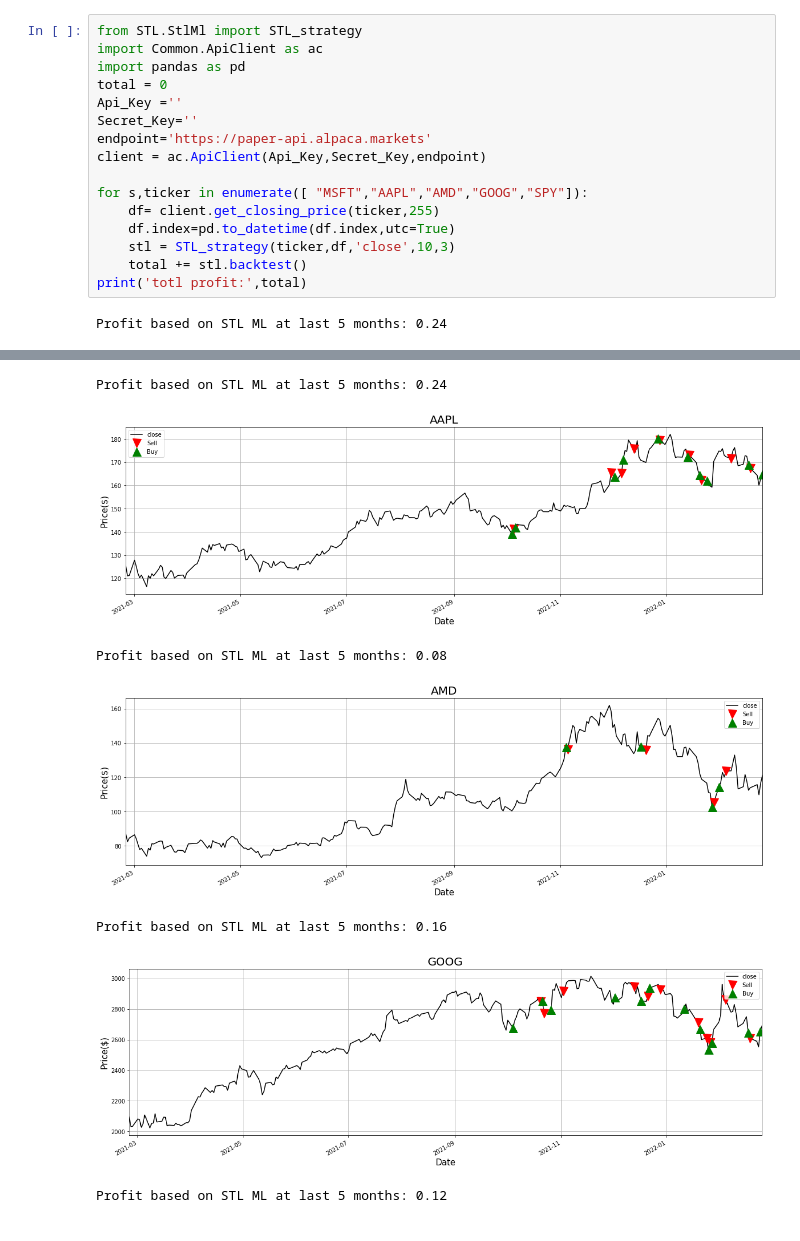
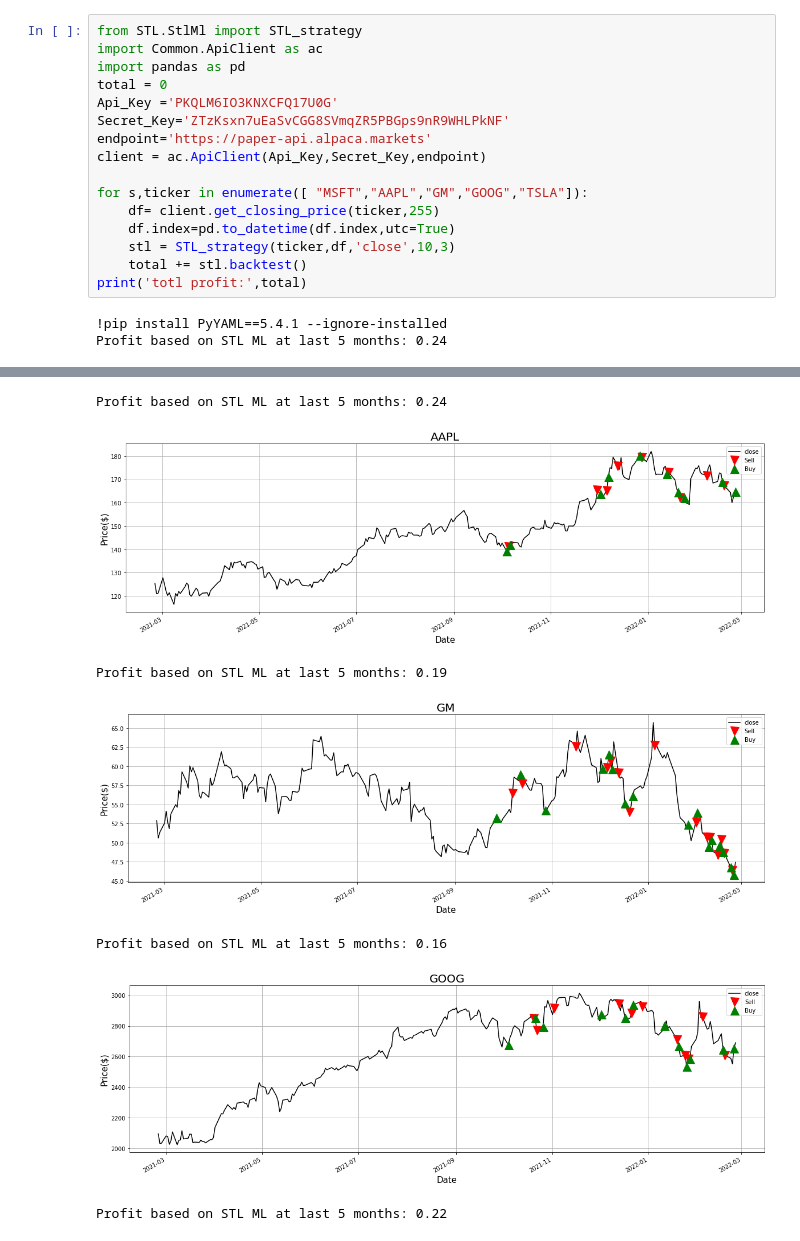
Before and after one commit to danielhunex/stock-ml-mini-project, a Jupyter notebook: src/stl_ml_backtesting.ipynb, the cells around one changed output, grey strips where cells are left out. Saved outputs shown, nothing was run; the diff lists cells and outputs as text.

```diff
--- a/src/stl_ml_backtesting.ipynb
+++ b/src/stl_ml_backtesting.ipynb
@@ -3,16 +3,17 @@ from STL.StlMl import STL_strategy
 import Common.ApiClient as ac
 import pandas as pd
 total = 0
-Api_Key =''
-Secret_Key=''
+Api_Key ='PKQLM6IO3KNXCFQ17U0G'
+Secret_Key='ZTzKsxn7uEaSvCGG8SVmqZR5PBGps9nR9WHLPkNF'
 endpoint='https://paper-api.alpaca.markets'
 client = ac.ApiClient(Api_Key,Secret_Key,endpoint)
 
-for s,ticker in enumerate([ "MSFT","AAPL","AMD","GOOG","SPY"]):
+for s,ticker in enumerate([ "MSFT","AAPL","GM","GOOG","TSLA"]):
     df= client.get_closing_price(ticker,255)
     df.index=pd.to_datetime(df.index,utc=True)
     stl = STL_strategy(ticker,df,'close',10,3)
     total += stl.backtest()
 print('totl profit:',total)
 # %% [output]
+!pip install PyYAML==5.4.1 --ignore-installed
 Profit based on STL ML at last 5 months: 0.24
@@ -20,7 +21,7 @@ Profit based on STL ML at last 5 months: 0.24
 Profit based on STL ML at last 5 months: 0.24
-[figure, old version]
+[figure, new version]
-Profit based on STL ML at last 5 months: 0.08
+Profit based on STL ML at last 5 months: 0.19
-[figure, old version]
+[figure, new version]
 Profit based on STL ML at last 5 months: 0.16
-[figure, old version]
+[figure, new version]
-Profit based on STL ML at last 5 months: 0.12
+Profit based on STL ML at last 5 months: 0.22
```
Also changed, not shown: parts of 1 cell of this notebook, 3 other files.
